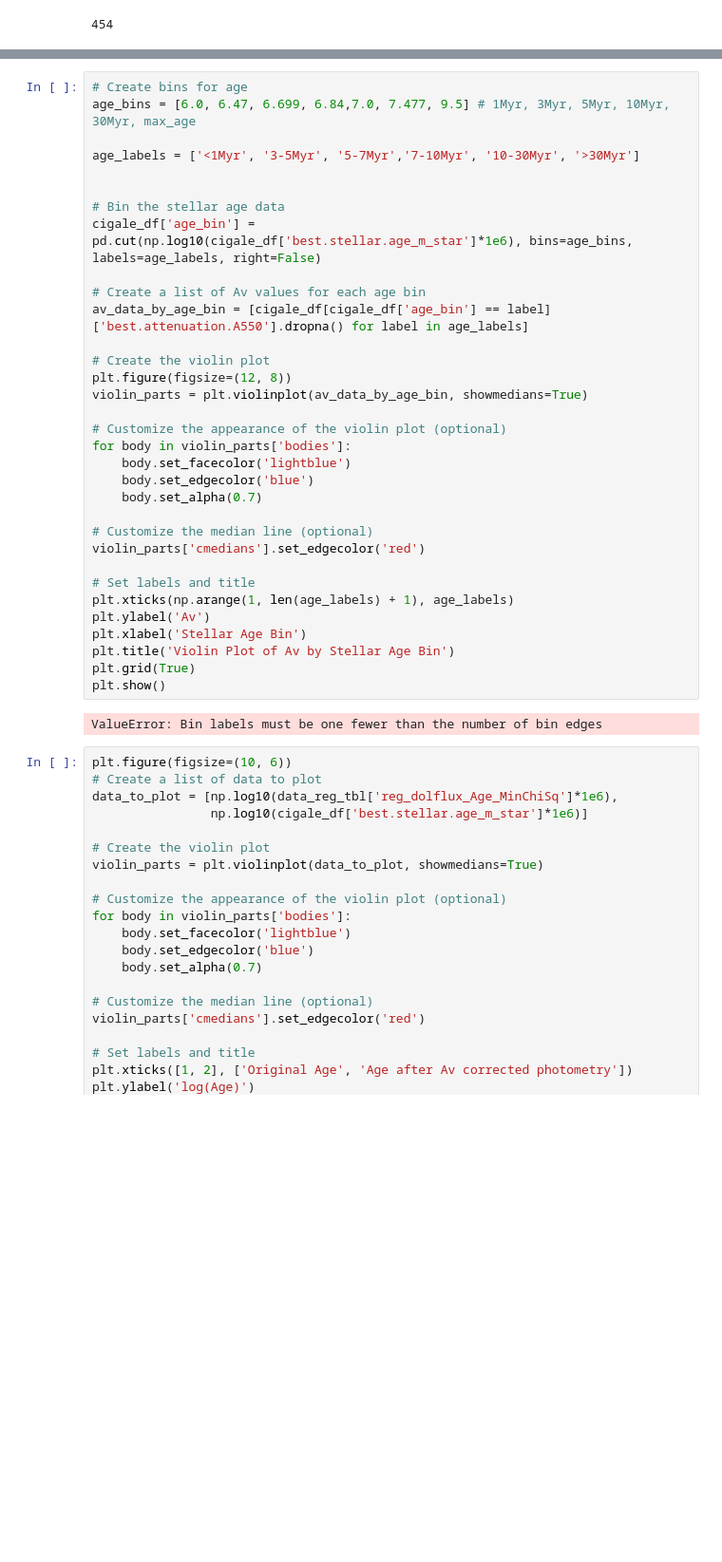
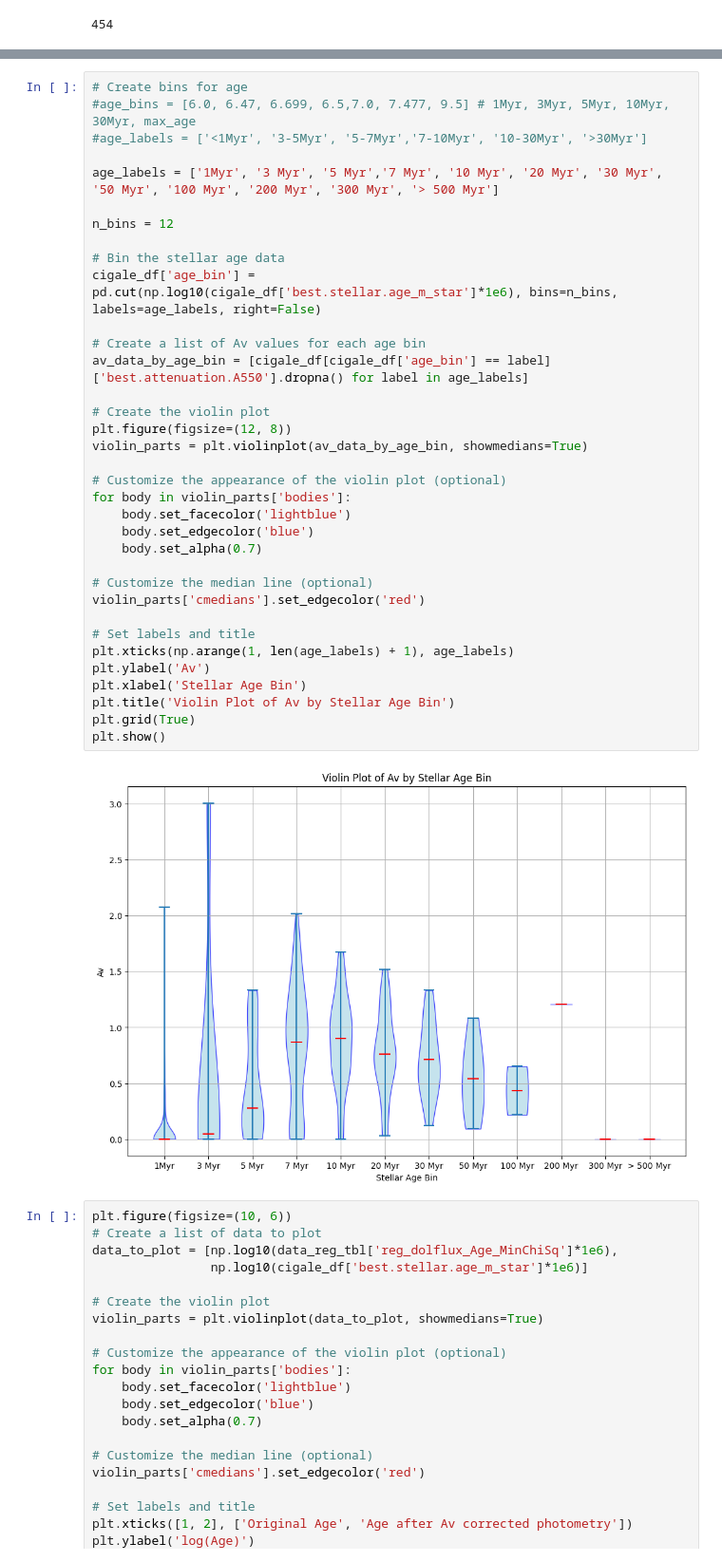
Before and after one commit to kilarson/msa, a Jupyter notebook: msa_cigale.ipynb, the cells around one changed output, grey strips where cells are left out. Shown at 95% size. Saved outputs shown, nothing was run; the diff lists cells and outputs as text; blank space fills up the shorter version.

```diff
--- a/msa_cigale.ipynb
+++ b/msa_cigale.ipynb
@@ -1819,38 +1947,40 @@ print(np.log10(1e6),np.log10(3e6),np.log10(5e6),np.log10(7e6),np.log10(10e6),np.
 # %%
 # Create bins for age
-age_bins = [6.0, 6.47, 6.699, 6.84,7.0, 7.477, 9.5] # 1Myr, 3Myr, 5Myr, 10Myr, 30Myr, max_age
+#age_bins = [6.0, 6.47, 6.699, 6.5,7.0, 7.477, 9.5] # 1Myr, 3Myr, 5Myr, 10Myr, 30Myr, max_age
+#age_labels = ['<1Myr', '3-5Myr', '5-7Myr','7-10Myr', '10-30Myr', '>30Myr']
 
-age_labels = ['<1Myr', '3-5Myr', '5-7Myr','7-10Myr', '10-30Myr', '>30Myr']
+age_labels = ['1Myr', '3 Myr', '5 Myr','7 Myr', '10 Myr', '20 Myr', '30 Myr', '50 Myr', '100 Myr', '200 Myr', '300 Myr', '> 500 Myr']
 
+n_bins = 12
 
 # Bin the stellar age data
-cigale_df['age_bin'] = pd.cut(np.log10(cigale_df['best.stellar.age_m_star']*1e6), bins=age_bins, labels=age_labels, right=False)
+cigale_df['age_bin'] = pd.cut(np.log10(cigale_df['best.stellar.age_m_star']*1e6), bins=n_bins, labels=age_labels, right=False)
 
 # Create a list of Av values for each age bin
 av_data_by_age_bin = [cigale_df[cigale_df['age_bin'] == label]['best.attenuation.A550'].dropna() for label in age_labels]
 
 # Create the violin plot
 plt.figure(figsize=(12, 8))
 violin_parts = plt.violinplot(av_data_by_age_bin, showmedians=True)
 
 # Customize the appearance of the violin plot (optional)
 for body in violin_parts['bodies']:
     body.set_facecolor('lightblue')
     body.set_edgecolor('blue')
     body.set_alpha(0.7)
 
 # Customize the median line (optional)
 violin_parts['cmedians'].set_edgecolor('red')
 
 # Set labels and title
 plt.xticks(np.arange(1, len(age_labels) + 1), age_labels)
 plt.ylabel('Av')
 plt.xlabel('Stellar Age Bin')
 plt.title('Violin Plot of Av by Stellar Age Bin')
 plt.grid(True)
 plt.show()
 # %% [output]
-ValueError: Bin labels must be one fewer than the number of bin edges
+[figure, added]
 # %%
 plt.figure(figsize=(10, 6))
 # Create a list of data to plot
```
Also changed, not shown: parts of 6 cells of this notebook.
